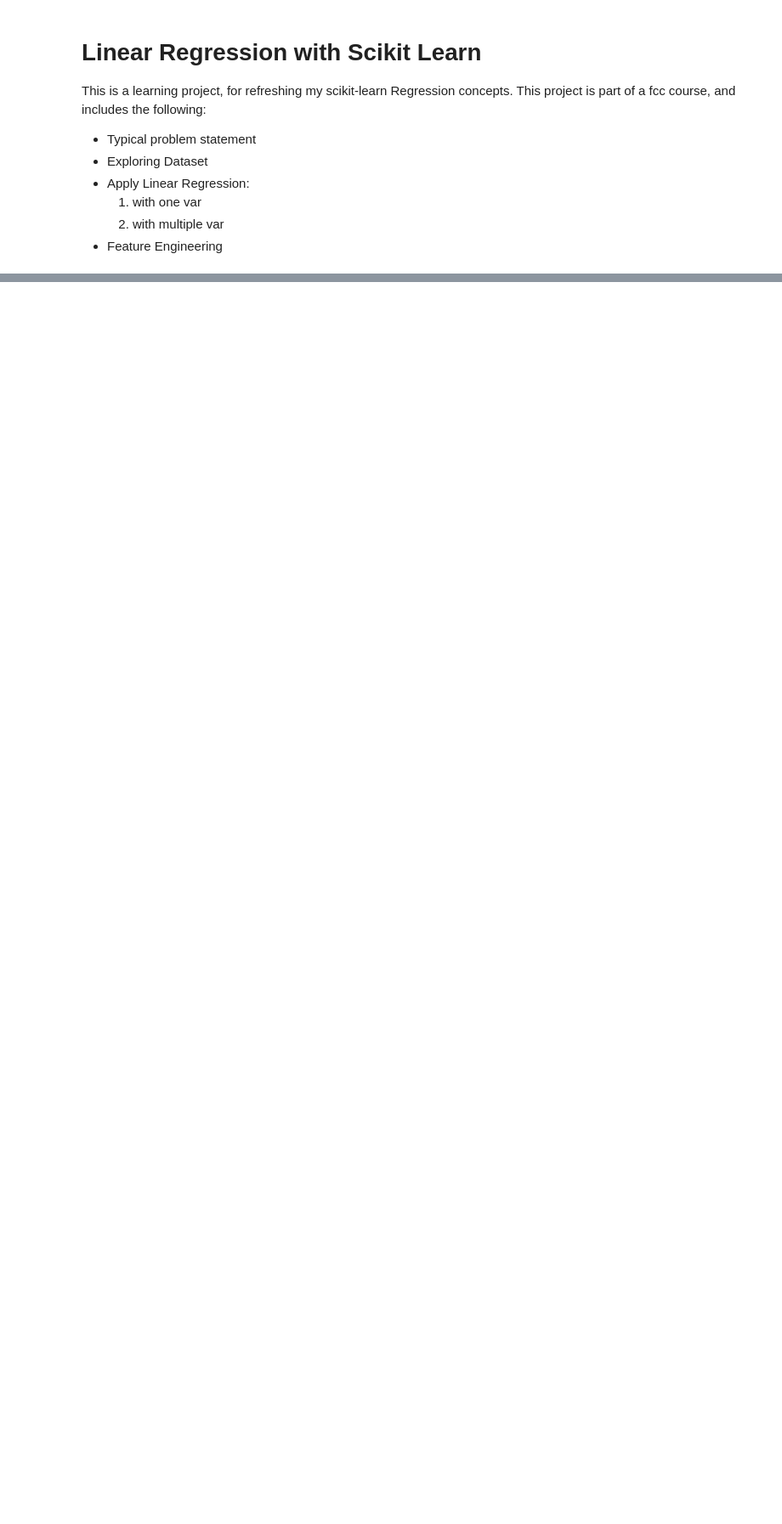
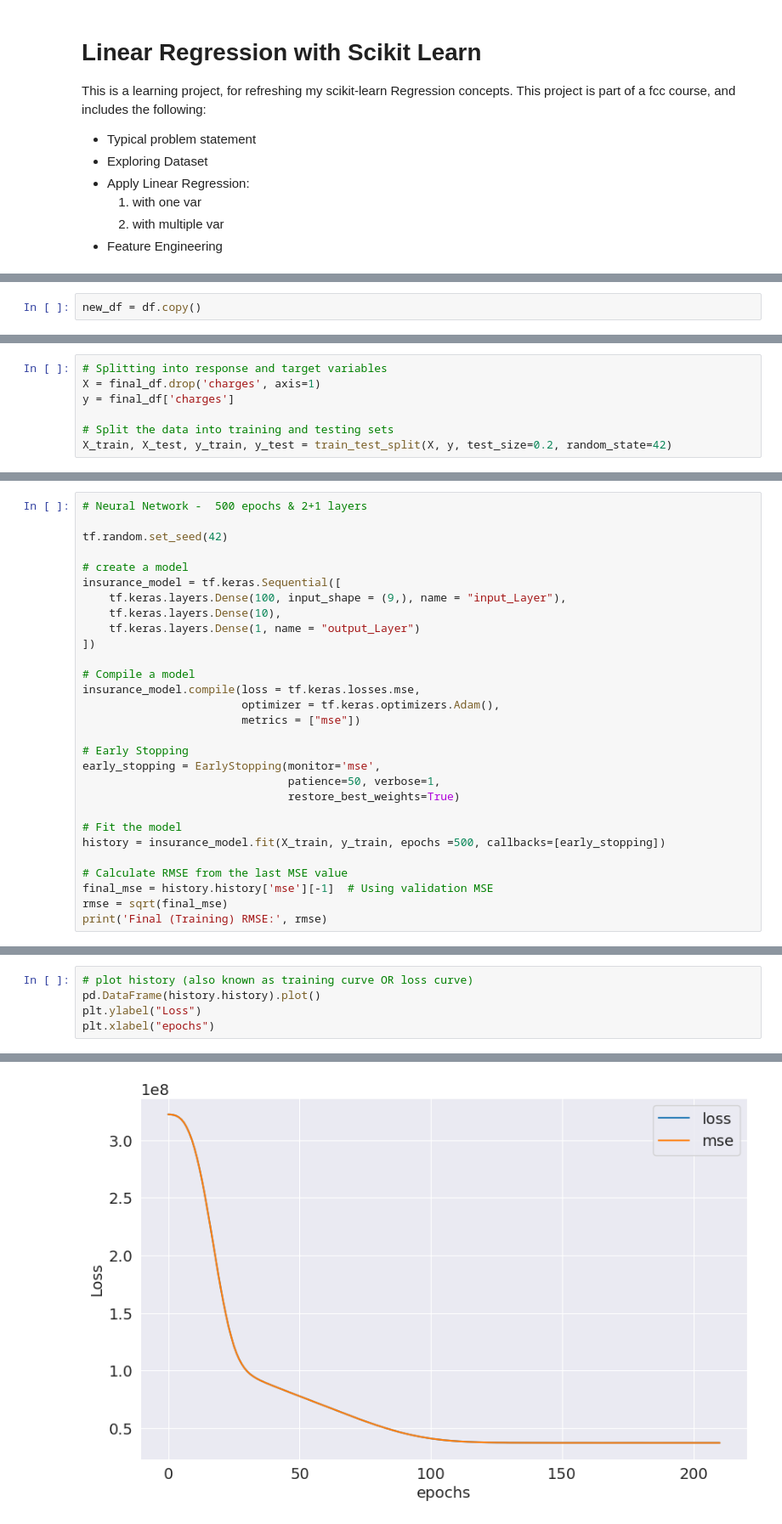
Before and after one commit to numustafa/ML-Projects-, a Jupyter notebook: Regression Project/notebook.ipynb, the cells around one changed output, grey strips where cells are left out. Shown: that part at 85% size. Cells and saved outputs as stored; diff of their text form; blank space fills up the shorter version.

```diff
--- a/Regression Project/notebook.ipynb
+++ b/Regression Project/notebook.ipynb
@@ -24,0 +558,2 @@ You're given a [CSV file](https://raw.githubusercontent.com/JovianML/opendataset
+# %%
+new_df = df.copy()
@@ -24,0 +615,7 @@ You're given a [CSV file](https://raw.githubusercontent.com/JovianML/opendataset
+# %%
+# Splitting into response and target variables
+X = final_df.drop('charges', axis=1)
+y = final_df['charges']
+
+# Split the data into training and testing sets
+X_train, X_test, y_train, y_test = train_test_split(X, y, test_size=0.2, random_state=42)
@@ -24,0 +678,29 @@ You're given a [CSV file](https://raw.githubusercontent.com/JovianML/opendataset
+# %%
+# Neural Network -  500 epochs & 2+1 layers
+
+tf.random.set_seed(42)
+
+# create a model
+insurance_model = tf.keras.Sequential([
+    tf.keras.layers.Dense(100, input_shape = (9,), name = "input_Layer"),
+    tf.keras.layers.Dense(10),
+    tf.keras.layers.Dense(1, name = "output_Layer")
+])
+
+# Compile a model
+insurance_model.compile(loss = tf.keras.losses.mse,
+                        optimizer = tf.keras.optimizers.Adam(),
+                        metrics = ["mse"])
+
+# Early Stopping
+early_stopping = EarlyStopping(monitor='mse',
+                               patience=50, verbose=1,
+                               restore_best_weights=True)
+
+# Fit the model
+history = insurance_model.fit(X_train, y_train, epochs =500, callbacks=[early_stopping])
+
+# Calculate RMSE from the last MSE value
+final_mse = history.history['mse'][-1]  # Using validation MSE
+rmse = sqrt(final_mse)
+print('Final (Training) RMSE:', rmse)
@@ -24,0 +727,6 @@ You're given a [CSV file](https://raw.githubusercontent.com/JovianML/opendataset
+# %%
+# plot history (also known as training curve OR loss curve)
+pd.DataFrame(history.history).plot()
+plt.ylabel("Loss")
+plt.xlabel("epochs")
+# %% [output]
@@ -24,0 +734 @@ You're given a [CSV file](https://raw.githubusercontent.com/JovianML/opendataset
+[figure, added]
```
Also changed, not shown: parts of 84 cells of this notebook.
